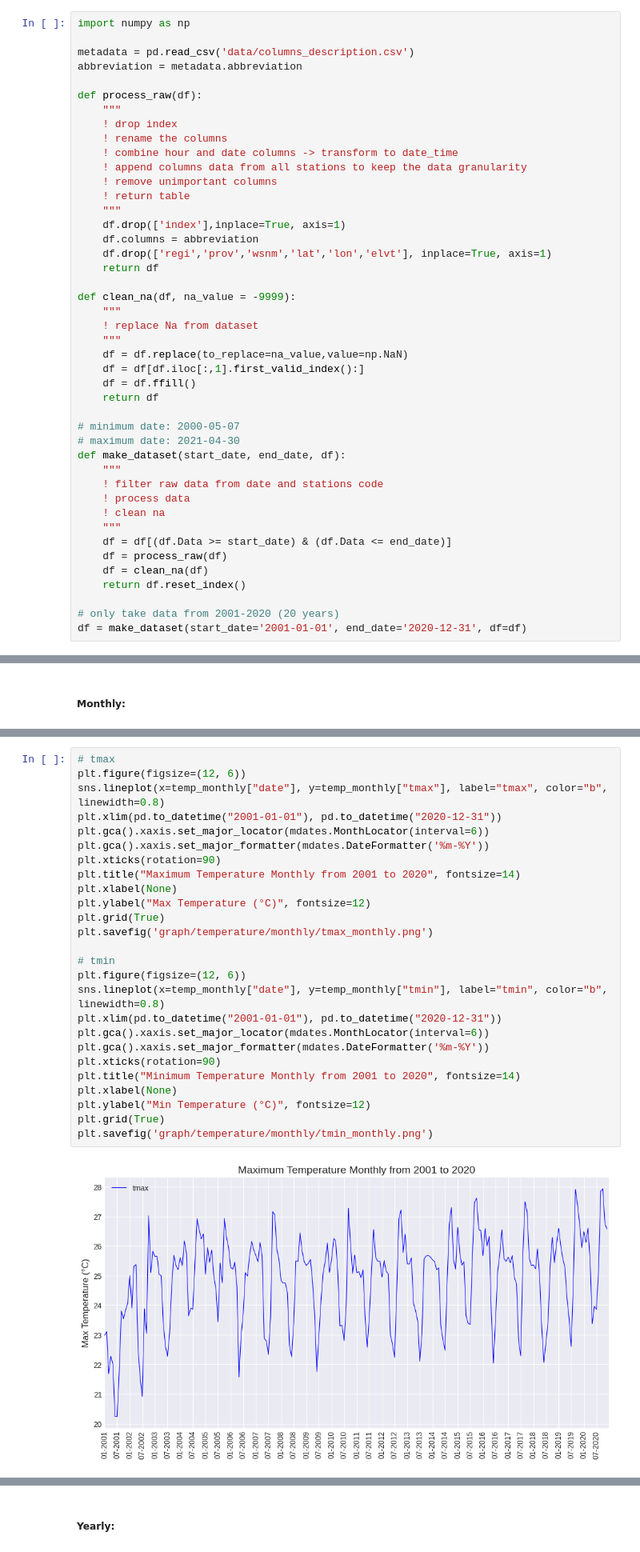
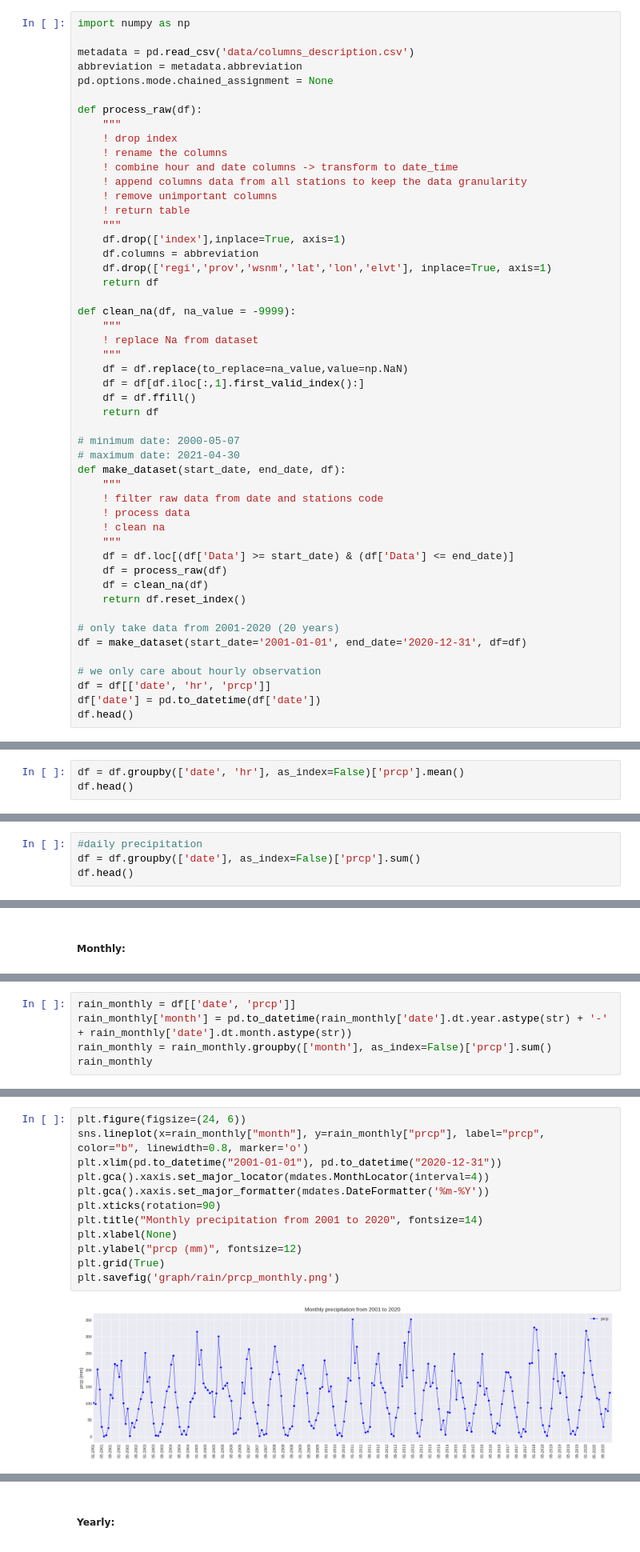
Before and after one commit to Kizza2014/time_series_climate_weather_surface_of_Brazil, a Jupyter notebook: eda.ipynb, the cells around one changed output, grey strips where cells are left out. Shown: that part at 80% size. Cells and saved outputs as stored; diff of their text form.

```diff
--- a/eda.ipynb
+++ b/eda.ipynb
@@ -21,6 +23,7 @@ import numpy as np
 
 metadata = pd.read_csv('data/columns_description.csv')
 abbreviation = metadata.abbreviation
+pd.options.mode.chained_assignment = None
 
 def process_raw(df):
     """
@@ -53,11 +56,16 @@ def make_dataset(start_date, end_date, df):
     ! process data
     ! clean na
     """
-    df = df[(df.Data >= start_date) & (df.Data <= end_date)]
+    df = df.loc[(df['Data'] >= start_date) & (df['Data'] <= end_date)]
     df = process_raw(df)
     df = clean_na(df)
     return df.reset_index()
 
 # only take data from 2001-2020 (20 years)
 df = make_dataset(start_date='2001-01-01', end_date='2020-12-31', df=df)
+
+# we only care about hourly observation
+df = df[['date', 'hr', 'prcp']]
+df['date'] = pd.to_datetime(df['date'])
+df.head()
 # %% [output]
@@ -71,0 +82,3 @@ See the caveats in the documentation: https://pandas.pydata.org/pandas-docs/stab
+# %%
+df = df.groupby(['date', 'hr'], as_index=False)['prcp'].mean()
+df.head()
@@ -81,0 +107,4 @@ df.head()
+# %%
+#daily precipitation
+df = df.groupby(['date'], as_index=False)['prcp'].sum()
+df.head()
@@ -310,0 +232,5 @@ See the caveats in the documentation: https://pandas.pydata.org/pandas-docs/stab
+# %%
+rain_monthly = df[['date', 'prcp']]
+rain_monthly['month'] = pd.to_datetime(rain_monthly['date'].dt.year.astype(str) + '-' + rain_monthly['date'].dt.month.astype(str))
+rain_monthly = rain_monthly.groupby(['month'], as_index=False)['prcp'].sum()
+rain_monthly
@@ -311,28 +253,14 @@ See the caveats in the documentation: https://pandas.pydata.org/pandas-docs/stab
 # %%
-# tmax
-plt.figure(figsize=(12, 6))
-sns.lineplot(x=temp_monthly["date"], y=temp_monthly["tmax"], label="tmax", color="b", linewidth=0.8)
+plt.figure(figsize=(24, 6))
+sns.lineplot(x=rain_monthly["month"], y=rain_monthly["prcp"], label="prcp", color="b", linewidth=0.8, marker='o')
 plt.xlim(pd.to_datetime("2001-01-01"), pd.to_datetime("2020-12-31"))
-plt.gca().xaxis.set_major_locator(mdates.MonthLocator(interval=6))
+plt.gca().xaxis.set_major_locator(mdates.MonthLocator(interval=4))
 plt.gca().xaxis.set_major_formatter(mdates.DateFormatter('%m-%Y'))
 plt.xticks(rotation=90)
-plt.title("Maximum Temperature Monthly from 2001 to 2020", fontsize=14)
+plt.title("Monthly precipitation from 2001 to 2020", fontsize=14)
 plt.xlabel(None)
-plt.ylabel("Max Temperature (°C)", fontsize=12)
+plt.ylabel("prcp (mm)", fontsize=12)
 plt.grid(True)
-plt.savefig('graph/temperature/monthly/tmax_monthly.png')
-
-# tmin
-plt.figure(figsize=(12, 6))
-sns.lineplot(x=temp_monthly["date"], y=temp_monthly["tmin"], label="tmin", color="b", linewidth=0.8)
-plt.xlim(pd.to_datetime("2001-01-01"), pd.to_datetime("2020-12-31"))
-plt.gca().xaxis.set_major_locator(mdates.MonthLocator(interval=6))
-plt.gca().xaxis.set_major_formatter(mdates.DateFormatter('%m-%Y'))
-plt.xticks(rotation=90)
-plt.title("Minimum Temperature Monthly from 2001 to 2020", fontsize=14)
-plt.xlabel(None)
-plt.ylabel("Min Temperature (°C)", fontsize=12)
-plt.grid(True)
-plt.savefig('graph/temperature/monthly/tmin_monthly.png')
+plt.savefig('graph/rain/prcp_monthly.png')
 # %% [output]
-[figure, old version]
+[figure, new version]
```
Also changed, not shown: parts of 50 cells of this notebook, 6 other files.
